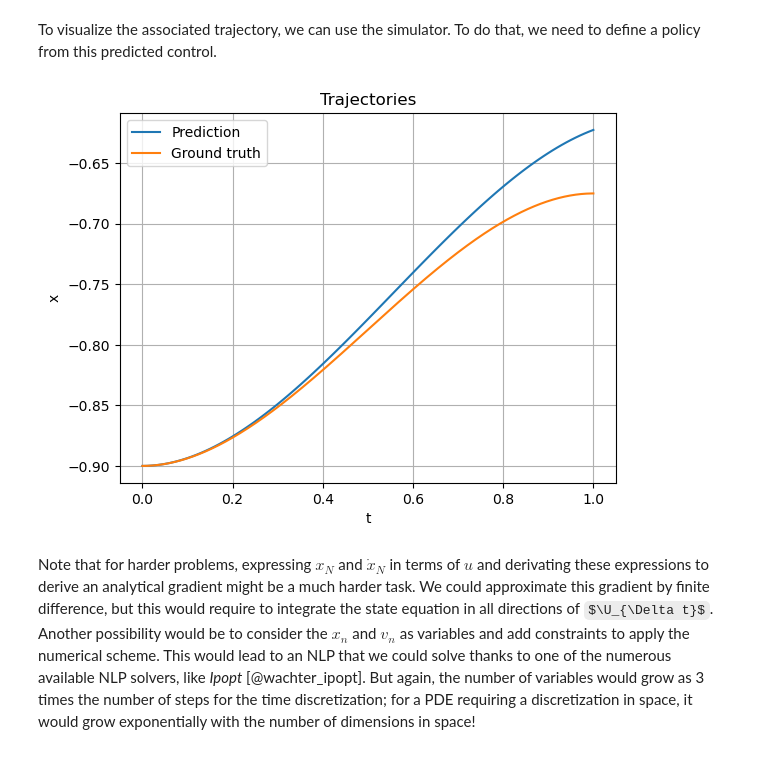
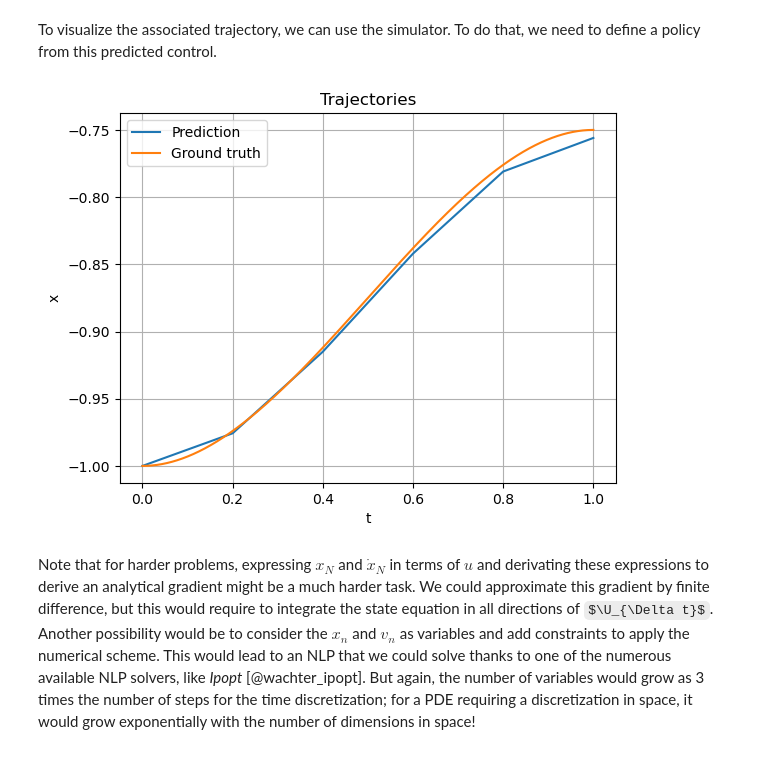
Before and after one commit to TheiloT/RL-accelerated-cart, a Jupyter notebook: TL-RL-toy-problem.ipynb, the cells around one changed output. Drawn from its saved outputs; the diff is of its cells as text; code cells hidden in the pictures; some formulas as TeX source.

```diff
--- a/TL-RL-toy-problem.ipynb
+++ b/TL-RL-toy-problem.ipynb
@@ -312,7 +314,7 @@ So, we just need to determine the coefficient $a$ in the polynomial $x(t) = a t^
 x_0 = -0.9
 t = np.linspace(0, 1, N+1)
 u = 1
-identification_data = simulator(x_0, lambda t, x: u)
+identification_data, _ = simulator(x_0, lambda t, x, v: u)
 regression_polynomial = np.polyfit(t, identification_data, deg=2)
 M_ESTIMATED = u/(2*regression_polynomial[0])
 print("Polynomial obtained from the regression:", regression_polynomial)
@@ -445,7 +447,7 @@ def solve_by_bfgs(x_0, m):
     res = minimize(lambda u: J(u, x_0, m), np.zeros(N), method='BFGS', jac=lambda u: grad_J(u, x_0, m), options={'disp': True})
     return res.x
 
-x_0 = -0.9
+x_0 = -1
 bfgs_u = solve_by_bfgs(x_0, M_ESTIMATED)
 _, _, gt_u = ground_truth_sample(x_0=x_0, res=N)
 plot_control(predicted_u=bfgs_u, gt_u=gt_u, T=T)
@@ -463,12 +465,12 @@ Difference between prediction and ground truth:
 # %% [markdown]
 To visualize the associated trajectory, we can use the simulator. To do that, we need to define a policy from this predicted control.
 # %%
-bfgs_policy = lambda t, x: bfgs_u[int(t/T*bfgs_u.shape[0])]
-bfgs_x = simulator(x_0, bfgs_policy)
+bfgs_policy = lambda t, x, v: bfgs_u[int(t/T*bfgs_u.shape[0])]
+bfgs_x, _ = simulator(x_0, bfgs_policy)
 gt_x, _, _ = ground_truth_sample(x_0)
 plot_trajectory(bfgs_x, gt_x=gt_x)
 # %% [output]
-[figure, old version]
+[figure, new version]
 # %% [markdown]
 Note that for harder problems, expressing $x_N$ and $\dot{x}_N$ in terms of $u$ and derivating these expressions to derive an analytical gradient might be a much harder task. We could approximate this gradient by finite difference, but this would require to integrate the state equation in all directions of $\U_{\Delta t}$. Another possibility would be to consider the $x_n$ and $v_n$ as variables and add constraints to apply the numerical scheme. This would lead to an NLP that we could solve thanks to one of the numerous available NLP solvers, like _Ipopt_ [@wachter_ipopt]. But again, the number of variables would grow as 3 times the number of steps for the time discretization; for a PDE requiring a discretization in space, it would grow exponentially with the number of dimensions in space!
 
```
Also changed, not shown: parts of 11 cells of this notebook, 2 other files.
